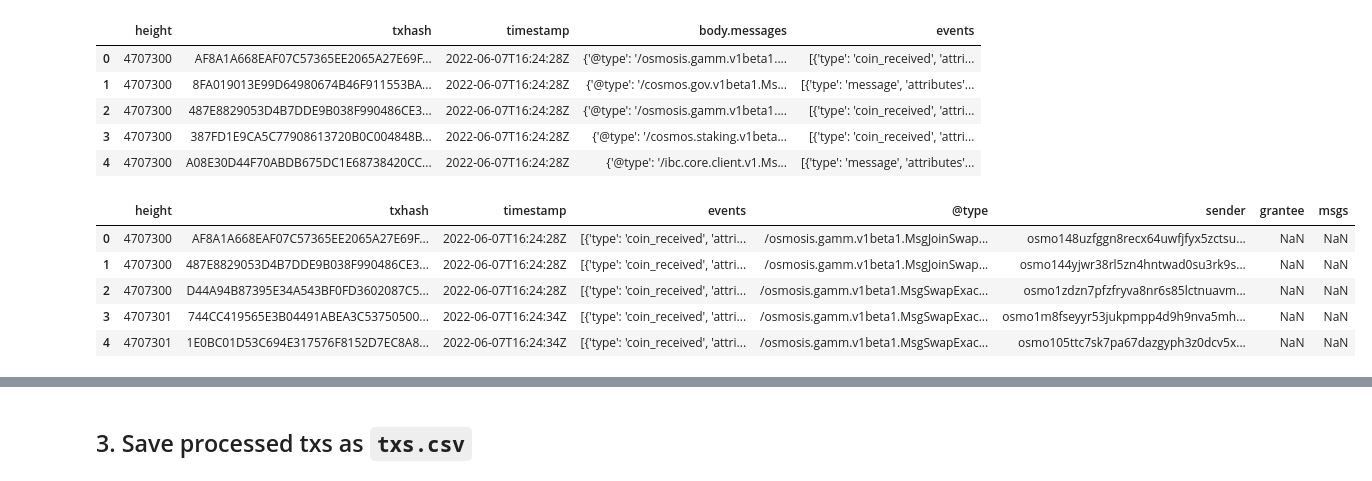
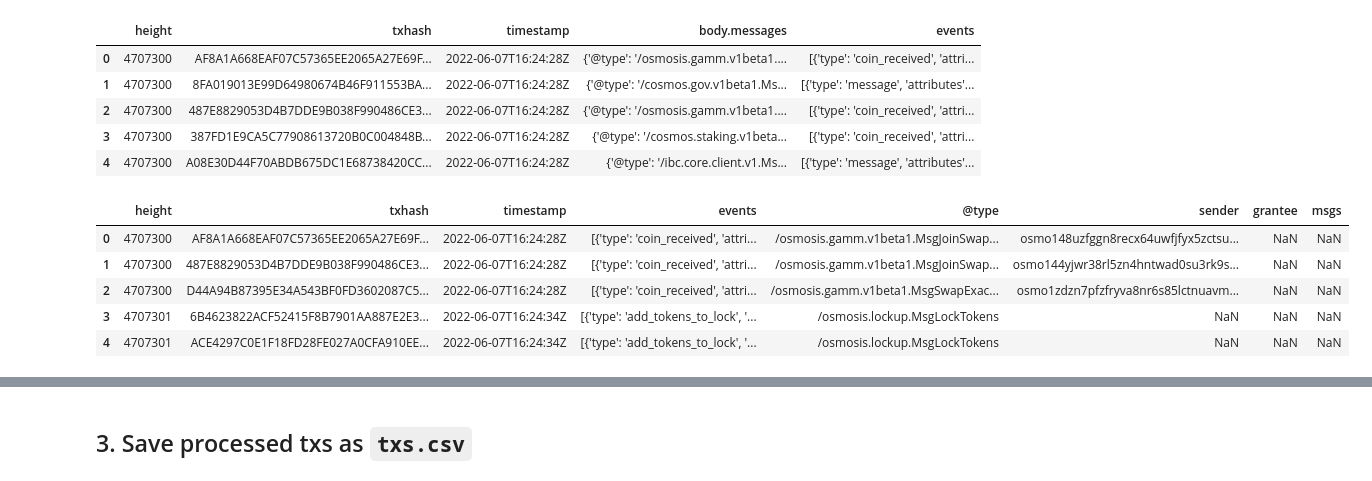
Before and after one commit to niccoloraspa/osmosis-halt-data, a Jupyter notebook: transactions.ipynb, the cells around one changed output, grey strips where cells are left out. Saved outputs shown, nothing was run; the diff lists cells and outputs as text; code cells hidden in the pictures.

```diff
--- a/transactions.ipynb
+++ b/transactions.ipynb
@@ -16,6 +16,8 @@ HALT_HEIGHT = 4713064
 GAMM_MSG_PREFIX = "/osmosis.gamm.v1beta1"
 UNPOOL_WHITELISTED_MSG = "/osmosis.superfluid.MsgUnPoolWhitelistedPool"
 EXEC_MSG = "/cosmos.authz.v1beta1.MsgExec"
+LOCK_TOKENS_MSG = "/osmosis.lockup.MsgLockTokens"
+LOCK_SUPERFLUID_MSG = "/osmosis.superfluid.MsgLockAndSuperfluidDelegate"
 # %% [markdown]
 ## 0. Download block data
 
@@ -118,22 +120,22 @@ df.head()
 # %%
 # Expand messages (but execution data will come from events)
 df = df.join(pd.json_normalize(df["body.messages"])[["@type", "sender", "grantee", "msgs"]])
 df.drop(columns=["body.messages"], inplace=True)
 
 # Filter messages
-df = df[(df["@type"].str.contains(GAMM_MSG_PREFIX)) | (df["@type"] == UNPOOL_WHITELISTED_MSG) | (df["@type"] == EXEC_MSG)]
+df = df[(df["@type"].str.contains(GAMM_MSG_PREFIX)) | (df["@type"] == UNPOOL_WHITELISTED_MSG) | (df["@type"] == EXEC_MSG) | (df["@type"] == LOCK_TOKENS_MSG) | (df["@type"] == LOCK_SUPERFLUID_MSG)]
 execs_msgs_if_gamm = df[df["@type"] == EXEC_MSG].msgs.apply(lambda c: True if [m for m in c if GAMM_MSG_PREFIX in m["@type"]] else False)
 df.drop(execs_msgs_if_gamm[execs_msgs_if_gamm == False].index, axis=0, inplace=True)
 df.reset_index(inplace=True, drop=True)
 
 df.head()
 # %% [output]
 |  | height | txhash | timestamp | events | @type | sender | grantee | msgs |
 | 0 | 4707300 | AF8A1A668EAF07C57365EE2065A27E69F... | 2022-06-07T16:24:28Z | [{'type': 'coin_received', 'attri... | /osmosis.gamm.v1beta1.MsgJoinSwap... | osmo148uzfggn8recx64uwfjfyx5zctsu... | NaN | NaN |
 | 1 | 4707300 | 487E8829053D4B7DDE9B038F990486CE3... | 2022-06-07T16:24:28Z | [{'type': 'coin_received', 'attri... | /osmosis.gamm.v1beta1.MsgJoinSwap... | osmo144yjwr38rl5zn4hntwad0su3rk9s... | NaN | NaN |
 | 2 | 4707300 | D44A94B87395E34A543BF0FD3602087C5... | 2022-06-07T16:24:28Z | [{'type': 'coin_received', 'attri... | /osmosis.gamm.v1beta1.MsgSwapExac... | osmo1zdzn7pfzfryva8nr6s85lctnuavm... | NaN | NaN |
-| 3 | 4707301 | 744CC419565E3B04491ABEA3C53750500... | 2022-06-07T16:24:34Z | [{'type': 'coin_received', 'attri... | /osmosis.gamm.v1beta1.MsgSwapExac... | osmo1m8fseyyr53jukpmpp4d9h9nva5mh... | NaN | NaN |
-| 4 | 4707301 | 1E0BC01D53C694E317576F8152D7EC8A8... | 2022-06-07T16:24:34Z | [{'type': 'coin_received', 'attri... | /osmosis.gamm.v1beta1.MsgSwapExac... | osmo105ttc7sk7pa67dazgyph3z0dcv5x... | NaN | NaN |
+| 3 | 4707301 | 6B4623822ACF52415F8B7901AA887E2E3... | 2022-06-07T16:24:34Z | [{'type': 'add_tokens_to_lock', '... | /osmosis.lockup.MsgLockTokens | NaN | NaN | NaN |
+| 4 | 4707301 | ACE4297C0E1F18FD28FE027A0CFA910EE... | 2022-06-07T16:24:34Z | [{'type': 'add_tokens_to_lock', '... | /osmosis.lockup.MsgLockTokens | NaN | NaN | NaN |
 # %%
 # define routine to extract data from events
 def process_msg_events(row):
```
Also changed, not shown: parts of 13 cells of this notebook, 2 other files.
